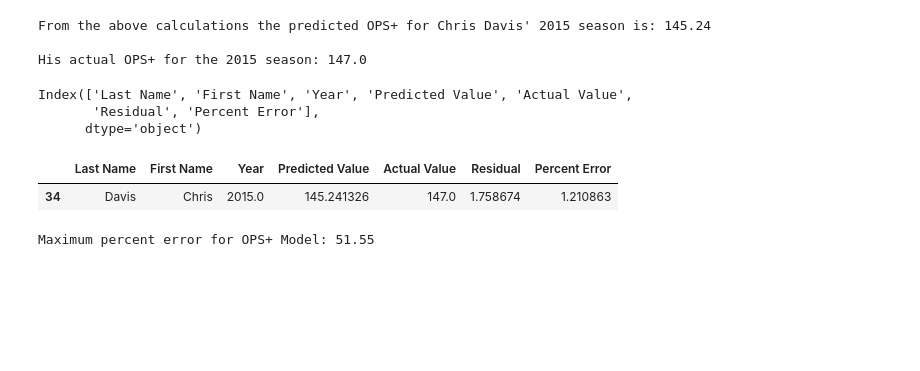
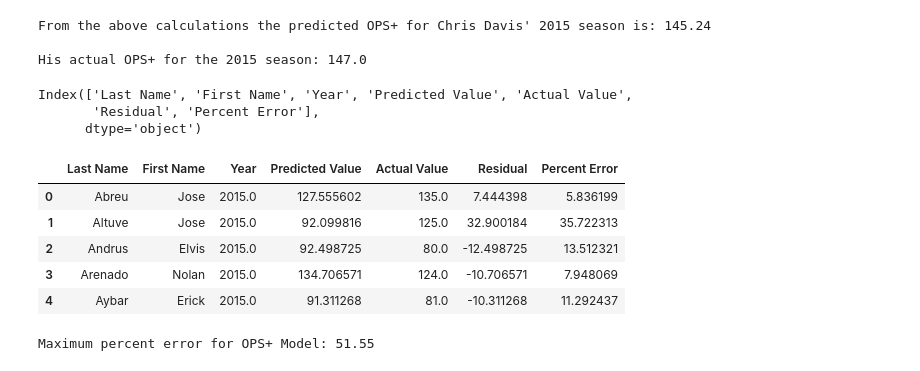
Before and after one commit to GeoffreyBrann/info2950, a Jupyter notebook: OPS_Plus_Model.ipynb, the cells around one changed output. Drawn from its saved outputs; the diff is of its cells as text; code cells hidden in the pictures; blank space fills up the shorter version.

```diff
--- a/OPS_Plus_Model.ipynb
+++ b/OPS_Plus_Model.ipynb
@@ -729,13 +734,17 @@ ops_percent_error['Residual'] = ops_percent_error['Actual Value'] - ops_percent_
 ops_percent_error['Percent Error'] = (abs((ops_percent_error['Actual Value'] - ops_percent_error['Predicted Value']))/ops_percent_error['Predicted Value'])*100
 # %%
 print(ops_percent_error.columns)
-ops_percent_error[34:35]
+ops_percent_error.head()
 # %% [output]
 Index(['Last Name', 'First Name', 'Year', 'Predicted Value', 'Actual Value',
        'Residual', 'Percent Error'],
       dtype='object')
 |  | Last Name | First Name | Year | Predicted Value | Actual Value | Residual | Percent Error |
-| 34 | Davis | Chris | 2015.0 | 145.241326 | 147.0 | 1.758674 | 1.210863 |
+| 0 | Abreu | Jose | 2015.0 | 127.555602 | 135.0 | 7.444398 | 5.836199 |
+| 1 | Altuve | Jose | 2015.0 | 92.099816 | 125.0 | 32.900184 | 35.722313 |
+| 2 | Andrus | Elvis | 2015.0 | 92.498725 | 80.0 | -12.498725 | 13.512321 |
+| 3 | Arenado | Nolan | 2015.0 | 134.706571 | 124.0 | -10.706571 | 7.948069 |
+| 4 | Aybar | Erick | 2015.0 | 91.311268 | 81.0 | -10.311268 | 11.292437 |
 # %%
 print("Maximum percent error for OPS+ Model: " + str(round(ops_percent_error['Percent Error'].max(),2)))
 # %% [output]
```
Also changed, not shown: parts of 11 cells of this notebook.
